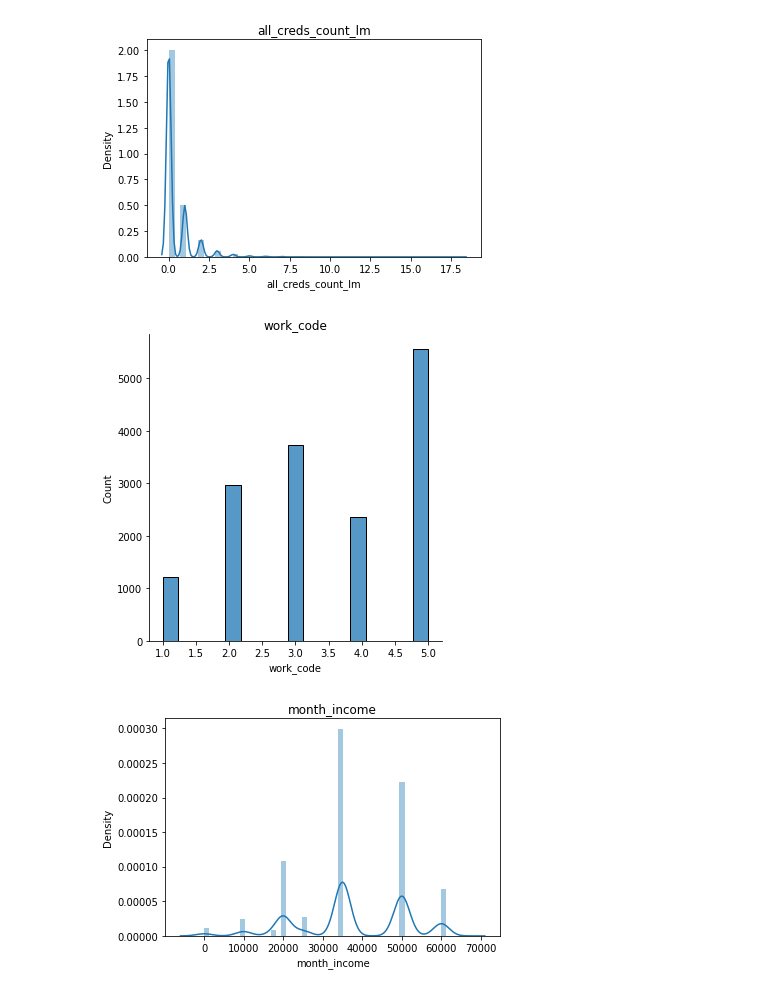
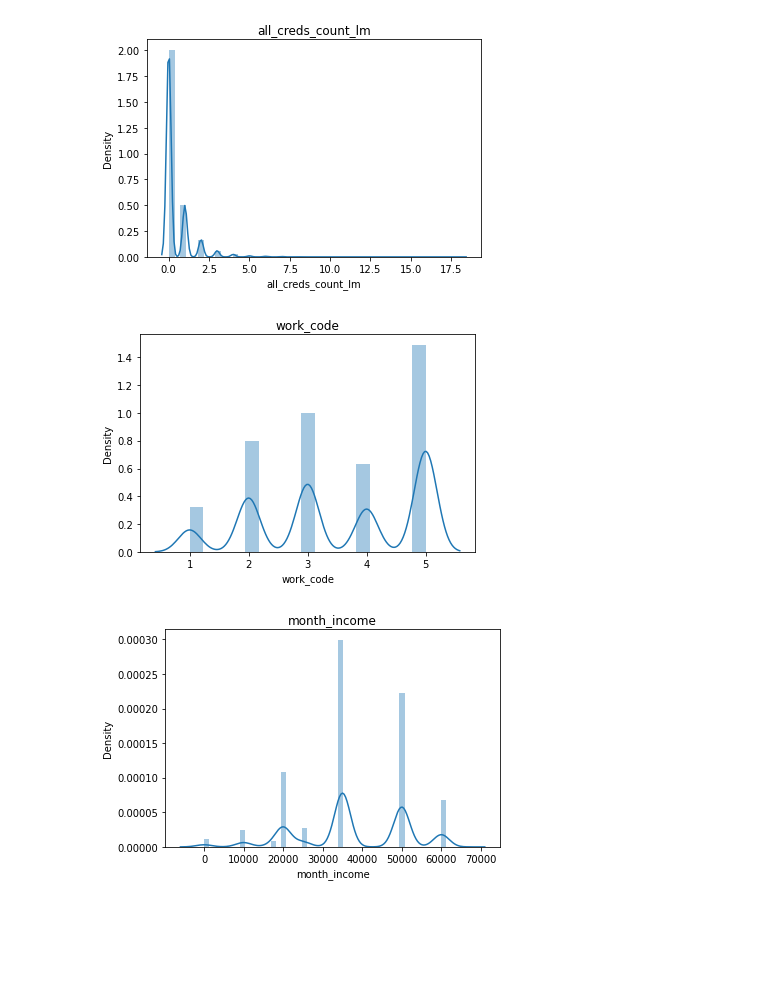
Before and after one commit to PatrykStronski/Devim_test, a Jupyter notebook: distribution_badNAN.ipynb, the cells around one changed output. Drawn from its saved outputs; the diff is of its cells as text; code cells hidden in the pictures; blank space fills up the shorter version.

```diff
--- a/distribution.ipynb
+++ b/distribution_badNAN.ipynb
@@ -136,11 +136,11 @@ plt.show()
 # %% [output]
 [figure]
 # %%
-sns.displot(df_nan_bad, x='work_code')
+sns.distplot(df_nan_bad['work_code'])
 plt.title('work_code')
 plt.show()
 # %% [output]
-[figure, old version]
+[figure, new version]
 # %%
 sns.distplot(df_nan_bad['month_income'])
 plt.title('month_income')
```
Also changed, not shown: 34 other files.
